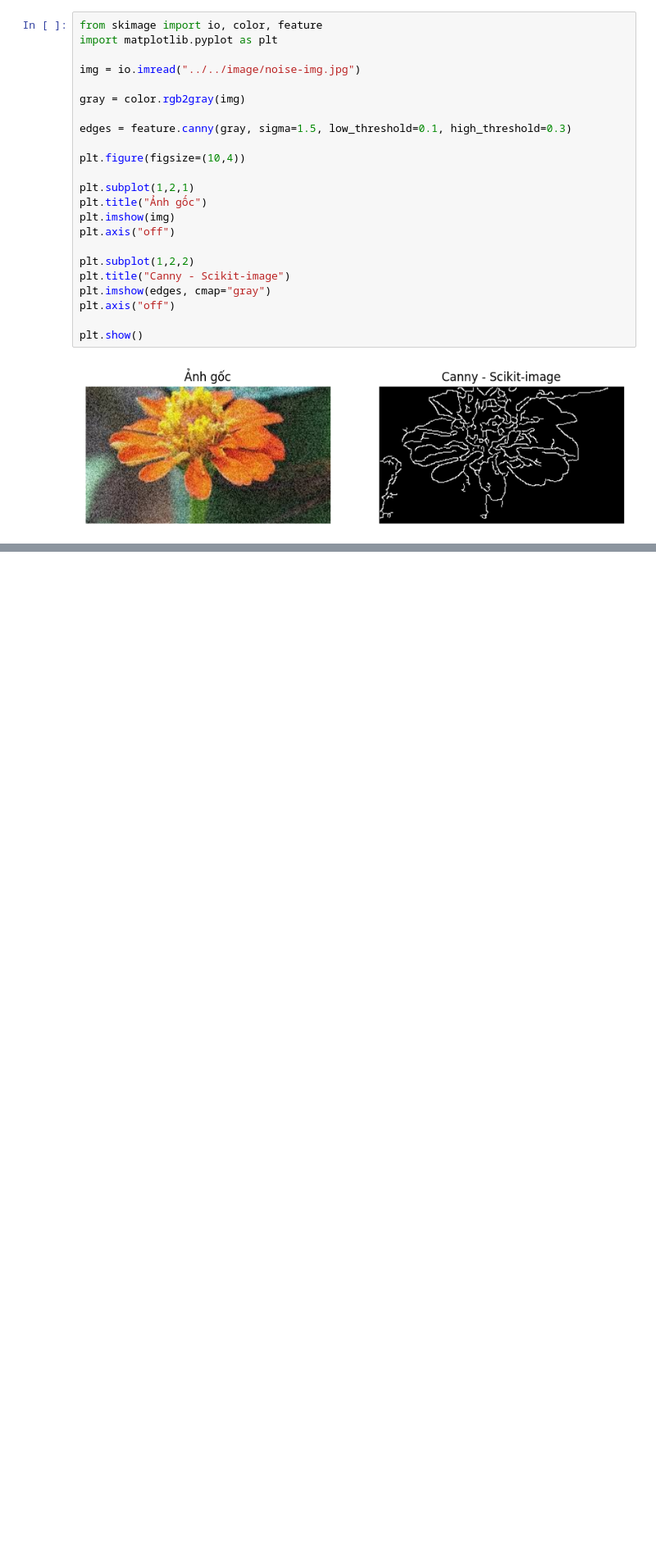
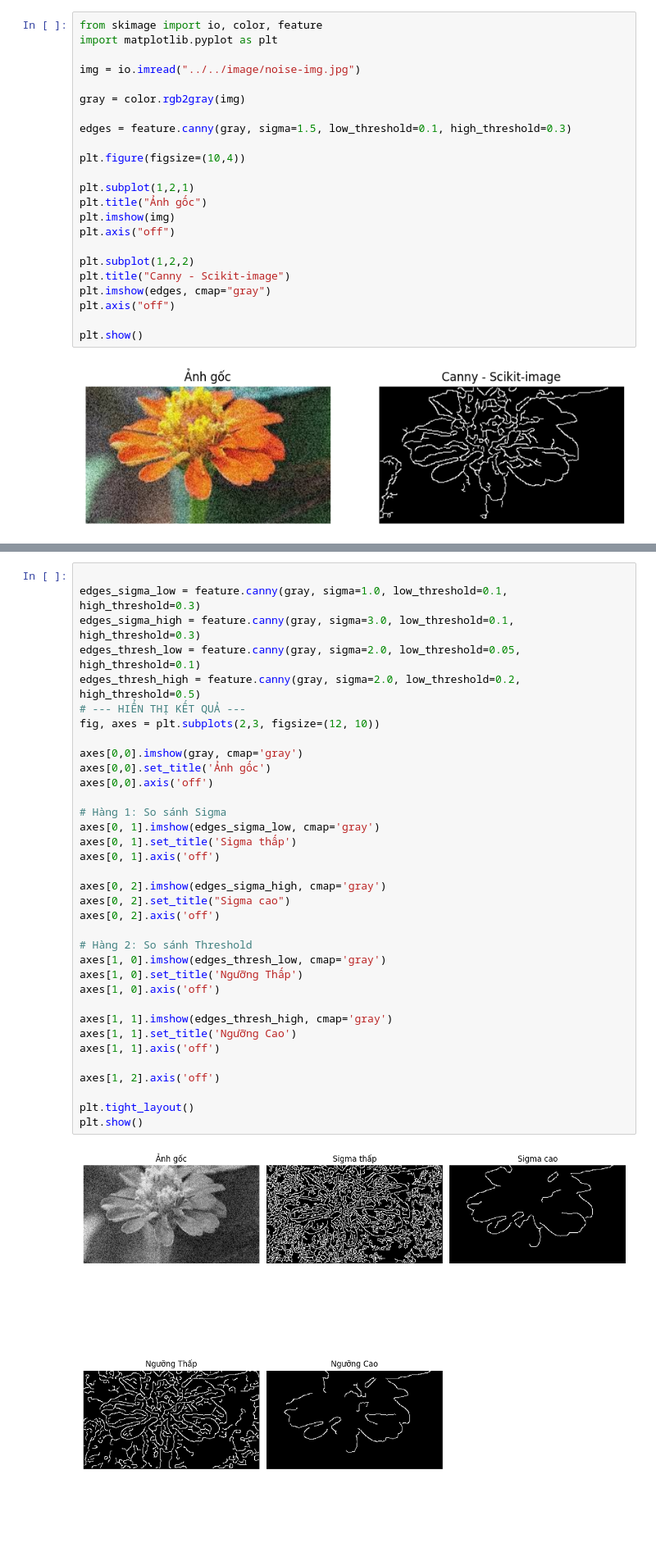
Before and after one commit to Dat184/ThiGiacMayTinh, a Jupyter notebook: Lab/Lab2/Part2/lab2_2_part2.ipynb, the cells around one changed output, grey strips where cells are left out. Shown at 82% size. Cells and saved outputs as stored; diff of their text form; blank space fills up the shorter version.

```diff
--- a/Lab/Lab2/Part2/lab2_2_part2.ipynb
+++ b/Lab/Lab2/Part2/lab2_2_part2.ipynb
@@ -96,0 +49,37 @@ error: OpenCV(4.12.0) D:\a\opencv-python\opencv-python\opencv\modules\highgui\sr
+# %%
+
+edges_sigma_low = feature.canny(gray, sigma=1.0, low_threshold=0.1, high_threshold=0.3)
+edges_sigma_high = feature.canny(gray, sigma=3.0, low_threshold=0.1, high_threshold=0.3)
+edges_thresh_low = feature.canny(gray, sigma=2.0, low_threshold=0.05, high_threshold=0.1)
+edges_thresh_high = feature.canny(gray, sigma=2.0, low_threshold=0.2, high_threshold=0.5)
+# --- HIỂN THỊ KẾT QUẢ ---
+fig, axes = plt.subplots(2,3, figsize=(12, 10))
+
+axes[0,0].imshow(gray, cmap='gray')
+axes[0,0].set_title('Ảnh gốc')
+axes[0,0].axis('off')
+
+# Hàng 1: So sánh Sigma
+axes[0, 1].imshow(edges_sigma_low, cmap='gray')
+axes[0, 1].set_title('Sigma thấp')
+axes[0, 1].axis('off')
+
+axes[0, 2].imshow(edges_sigma_high, cmap='gray')
+axes[0, 2].set_title("Sigma cao")
+axes[0, 2].axis('off')
+
+# Hàng 2: So sánh Threshold
+axes[1, 0].imshow(edges_thresh_low, cmap='gray')
+axes[1, 0].set_title('Ngưỡng Thấp')
+axes[1, 0].axis('off')
+
+axes[1, 1].imshow(edges_thresh_high, cmap='gray')
+axes[1, 1].set_title('Ngưỡng Cao')
+axes[1, 1].axis('off')
+
+axes[1, 2].axis('off')
+
+plt.tight_layout()
+plt.show()
+# %% [output]
+[figure, added]
```
Also changed, not shown: parts of 1 cell of this notebook.
